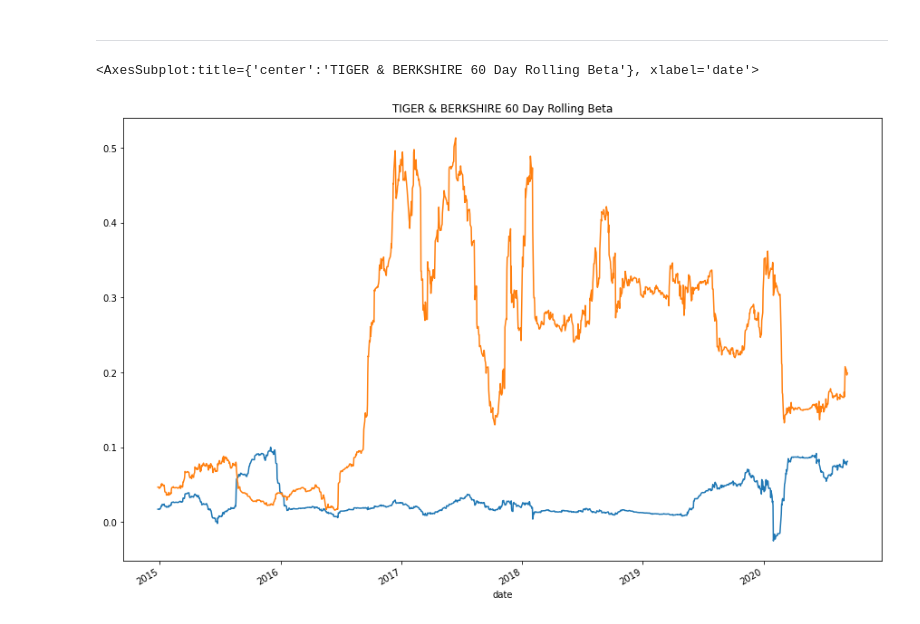
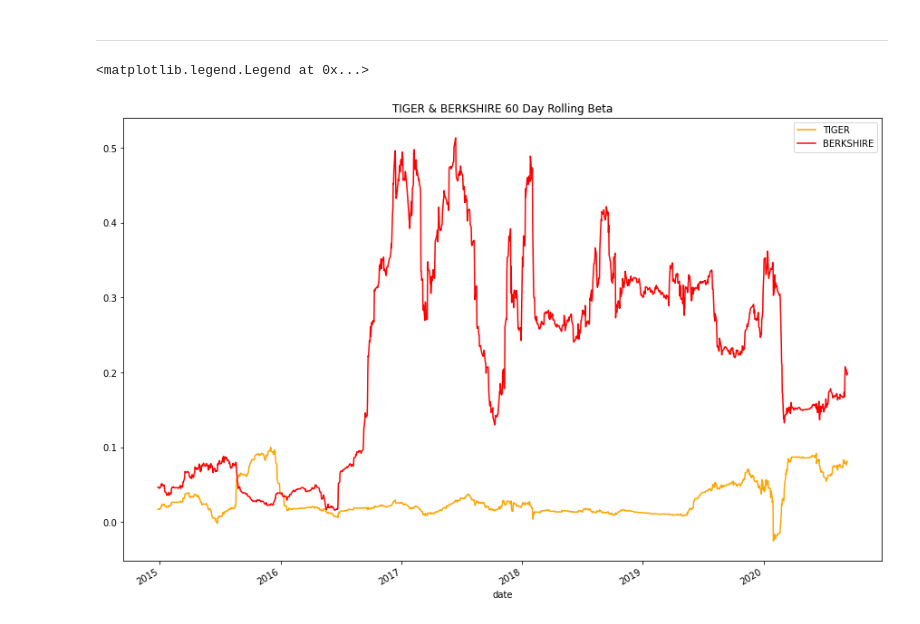
Before and after one commit to ZachVZ/Analyzing_Portfolio_Risk_and_Return, a Jupyter notebook: risk_return_analysis.ipynb, the cells around one changed output. Cells and saved outputs as stored; diff of their text form; code cells hidden in the pictures.

```diff
--- a/risk_return_analysis.ipynb
+++ b/risk_return_analysis.ipynb
@@ -632,8 +632,10 @@ tiger_rolling_60_beta.plot(figsize = (15,10), title = "TIGER GLOBAL MANAGEMENT 6
 # %% [markdown]
 ---
 # %%
-ax= tiger_rolling_60_beta.plot(figsize = (15,10), title = "TIGER & BERKSHIRE 60 Day Rolling Beta")
-berkshire_rolling_60_beta.plot(ax=ax)
+# The plot belows displays TIGER and BERKSHIRE's 60 day rolling beta
+ax= tiger_rolling_60_beta.plot(figsize = (15,10), title = "TIGER & BERKSHIRE 60 Day Rolling Beta", color = "orange")
+berkshire_rolling_60_beta.plot(ax=ax, color = "red")
+ax.legend(["TIGER", "BERKSHIRE"])
 # %% [output]
-<AxesSubplot:title={'center':'TIGER & BERKSHIRE 60 Day Rolling Beta'}, xlabel='date'>
+<matplotlib.legend.Legend at 0x...>
-[figure, old version]
+[figure, new version]
```
